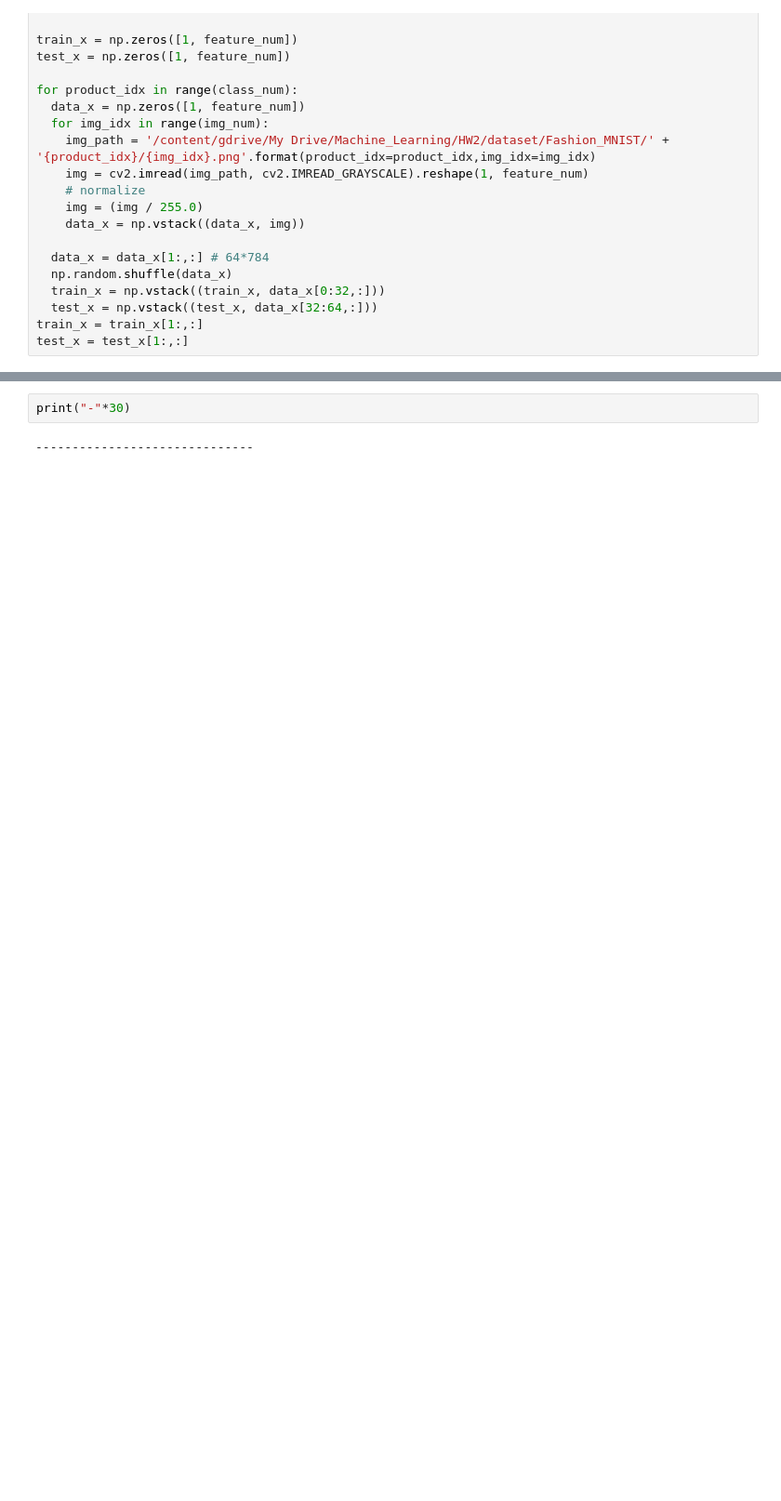
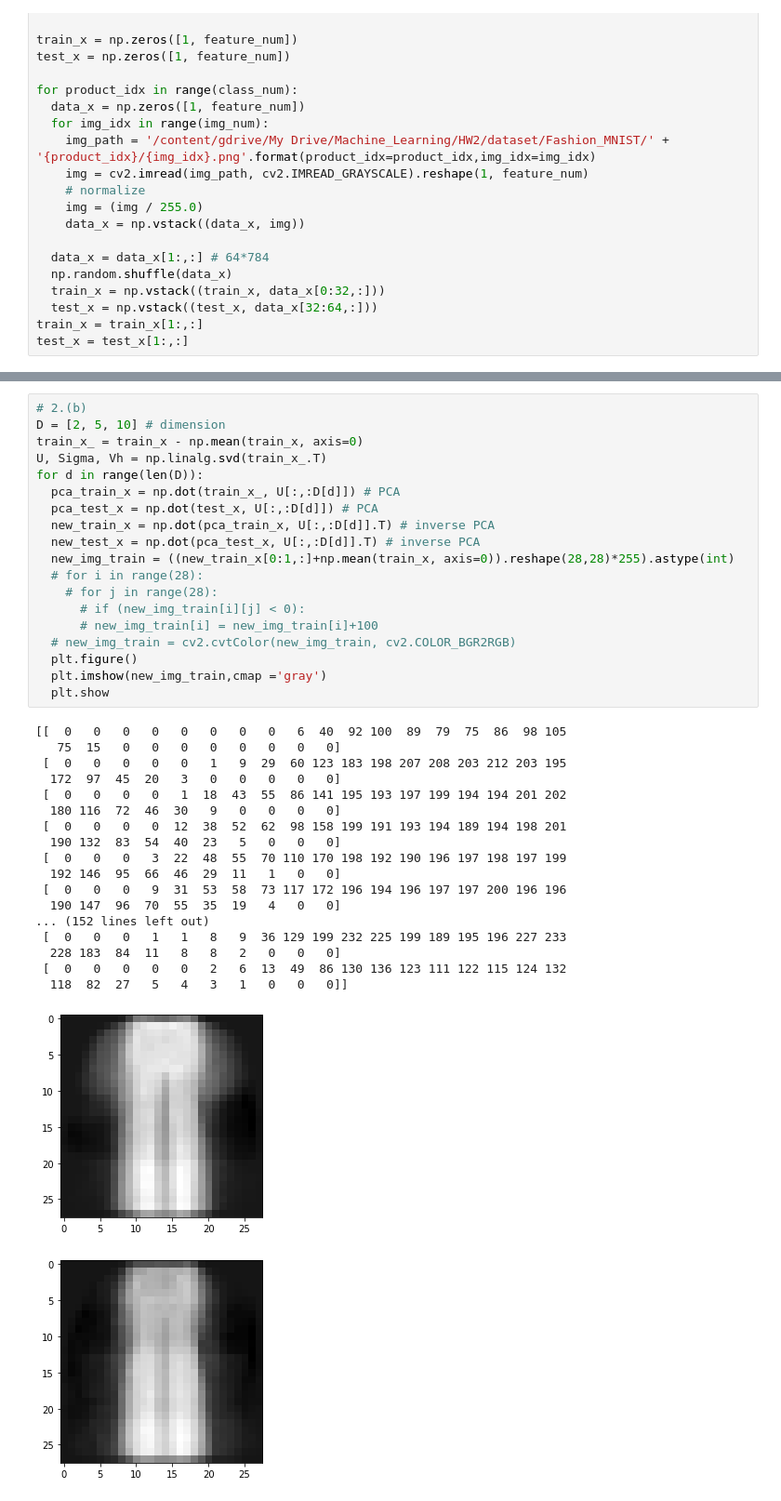
Before and after one commit to Louis5228/2020-Machine-Learning, a Jupyter notebook: 309512014_HW2.ipynb, the cells around one changed output, grey strips where cells are left out. Shown: that part at 93% size. Drawn from its saved outputs; the diff is of its cells as text; blank space fills up the shorter version.

```diff
--- a/309512014_HW2.ipynb
+++ b/309512014_HW2.ipynb
@@ -377,5 +372,40 @@ Test accuracy:     0.525
 ... (6 outputs left out)
-# %%
-print("-"*30)
-# %% [output]
-------------------------------
+# %%
+# 2.(b)
+D = [2, 5, 10] # dimension
+train_x_ = train_x - np.mean(train_x, axis=0)
+U, Sigma, Vh = np.linalg.svd(train_x_.T)
+for d in range(len(D)):
+  pca_train_x = np.dot(train_x_, U[:,:D[d]]) # PCA
+  pca_test_x = np.dot(test_x, U[:,:D[d]]) # PCA
+  new_train_x = np.dot(pca_train_x, U[:,:D[d]].T) # inverse PCA
+  new_test_x = np.dot(pca_test_x, U[:,:D[d]].T) # inverse PCA
+  new_img_train = ((new_train_x[0:1,:]+np.mean(train_x, axis=0)).reshape(28,28)*255).astype(int)
+  # for i in range(28):
+    # for j in range(28):
+      # if (new_img_train[i][j] < 0):
+      # new_img_train[i] = new_img_train[i]+100
+  # new_img_train = cv2.cvtColor(new_img_train, cv2.COLOR_BGR2RGB)
+  plt.figure()
+  plt.imshow(new_img_train,cmap ='gray')
+  plt.show
+# %% [output]
+[[  0   0   0   0   0   0   0   0   6  40  92 100  89  79  75  86  98 105
+   75  15   0   0   0   0   0   0   0   0]
+ [  0   0   0   0   0   1   9  29  60 123 183 198 207 208 203 212 203 195
+  172  97  45  20   3   0   0   0   0   0]
+ [  0   0   0   0   1  18  43  55  86 141 195 193 197 199 194 194 201 202
+  180 116  72  46  30   9   0   0   0   0]
+ [  0   0   0   0  12  38  52  62  98 158 199 191 193 194 189 194 198 201
+  190 132  83  54  40  23   5   0   0   0]
+ [  0   0   0   3  22  48  55  70 110 170 198 192 190 196 197 198 197 199
+  192 146  95  66  46  29  11   1   0   0]
+ [  0   0   0   9  31  53  58  73 117 172 196 194 196 197 197 200 196 196
+  190 147  96  70  55  35  19   4   0   0]
+... (152 lines left out)
+ [  0   0   0   1   1   8   9  36 129 199 232 225 199 189 195 196 227 233
+  228 183  84  11   8   8   2   0   0   0]
+ [  0   0   0   0   0   2   6  13  49  86 130 136 123 111 122 115 124 132
+  118  82  27   5   4   3   1   0   0   0]]
+[figure, added]
+[figure, added]
```
Also changed, not shown: parts of 6 cells of this notebook.
